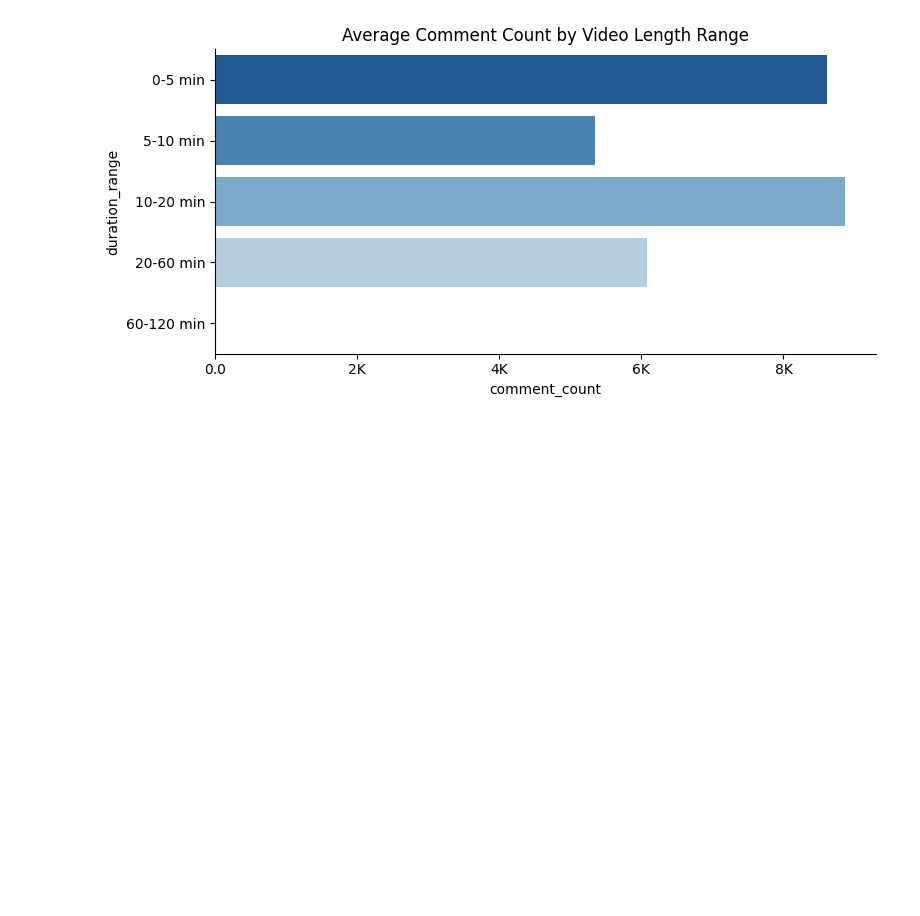
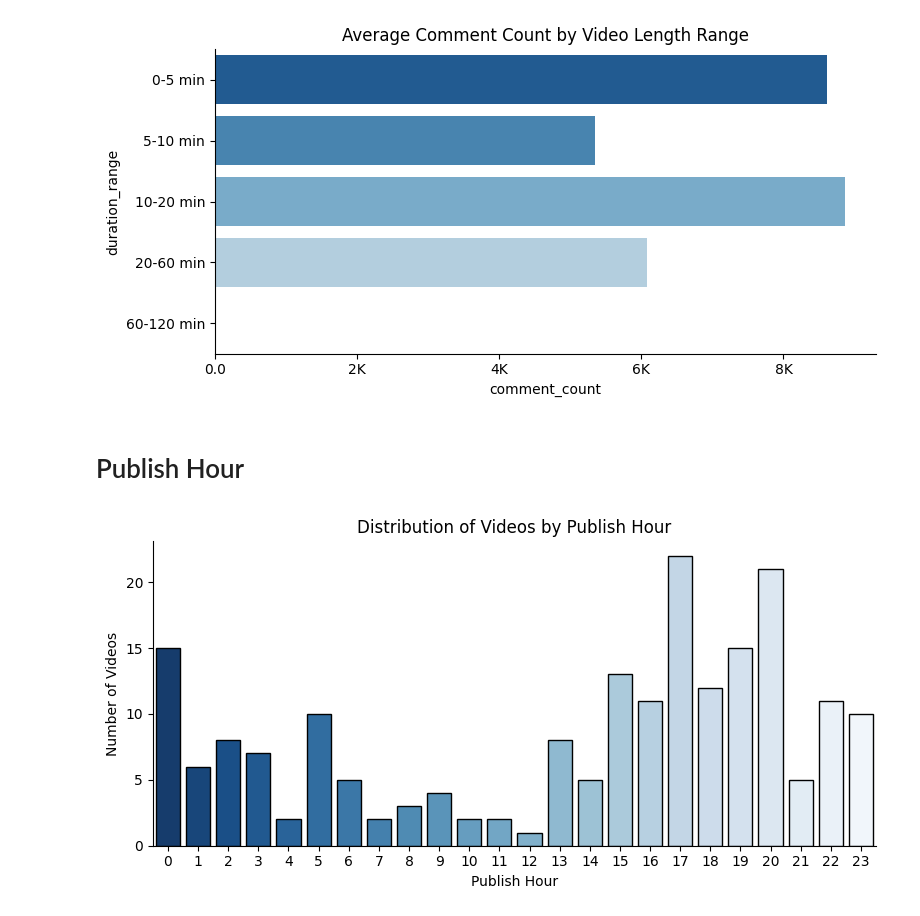
Before and after one commit to modyreturn/Youtube_Data_Analysis, a Jupyter notebook: Youtube_Videos_Analysis.ipynb, the cells around one changed output. Drawn from its saved outputs; the diff is of its cells as text; code cells hidden in the pictures; blank space fills up the shorter version.

Commit message:
Youtube Videos

```diff
--- a/Youtube_Videos_Analysis.ipynb
+++ b/Youtube_Videos_Analysis.ipynb
@@ -86,3 +86,8 @@ df.head()
 | 2 | kmXkr7I8gYo | Tank Davis vs Roach FIGHT HIGHLIG... | In a back and forth battle At Bar... | 2025-03-02T05:45:58Z | UC2Ss8mXyksW2SQfhhUpgR2g | Sports On Prime | 17 | [] | ... |
 | 3 | fpBqWFhefNA | Gervonta Davis FULL Post Fight Pr... | In this video we hear from Gervon... | 2025-03-02T07:56:54Z | UCwdVyruxCCqMR4DtPLhtwlg | Fight Hub TV | 17 | ['boxing', 'fight hub', 'fight hu... | ... |
 | 4 | 1mtJvsfAtF0 | Sabrina Carpenter - Espresso/Bed ... | Sabrina Carpenter performs “Espre... | 2025-03-02T02:30:47Z | UC4mYKePIas5YgGfYZ2J2OxQ | SabrinaCarpenterVEVO | 10 | ['Sabrina Carpenter', 'Island Rec... | ... |
+# %%
+df['published_at'] = pd.to_datetime(df['published_at'])
+df['publish_hour'] = df['published_at'].dt.hour
+
+df
@@ -577,3 +614,18 @@ plt.tight_layout()
 plt.show()
 # %% [output]
 [figure]
+# %% [markdown]
+# Publish Hour
+# %%
+# bar chart for publish hour distribution
+plt.figure(figsize=(8, 4))
+sns.countplot(x='publish_hour', data=df, palette='Blues_r', edgecolor='k')
+plt.title('Distribution of Videos by Publish Hour')
+plt.xlabel('Publish Hour')
+plt.ylabel('Number of Videos')
+
+sns.despine()
+plt.tight_layout()
+plt.show()
+# %% [output]
+[figure, added]
```
Also changed, not shown: parts of 4 cells of this notebook.
